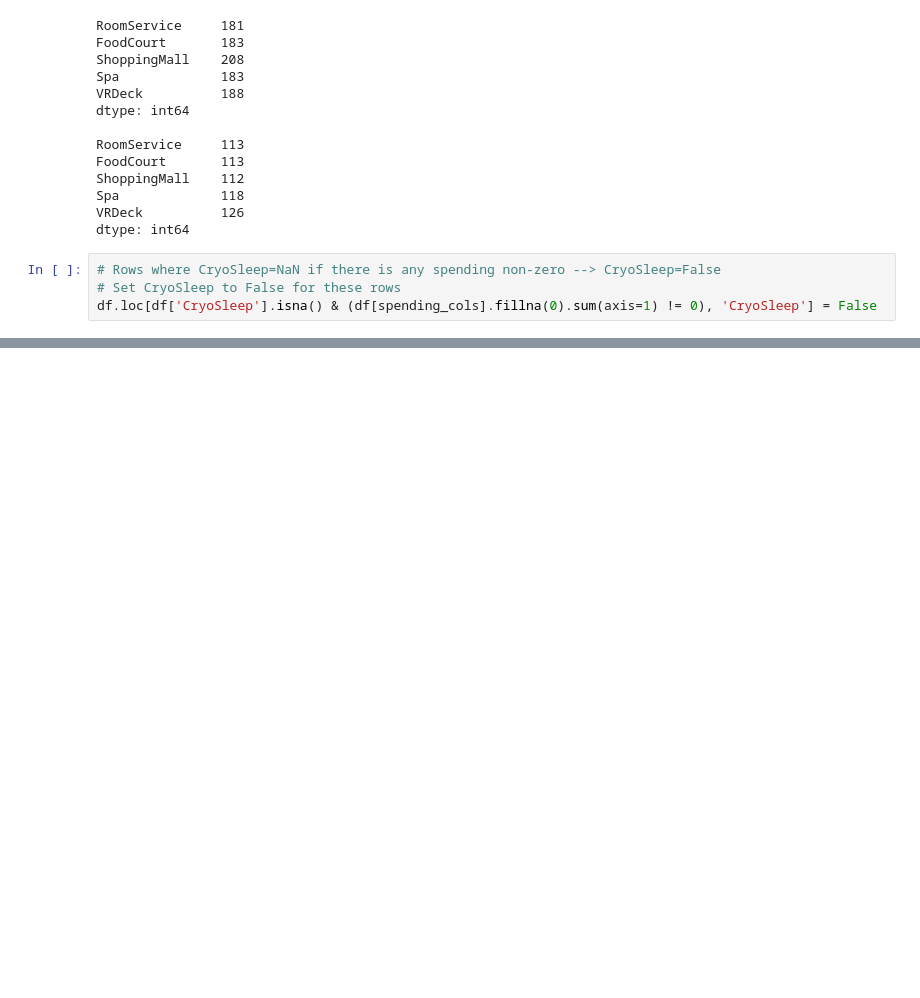
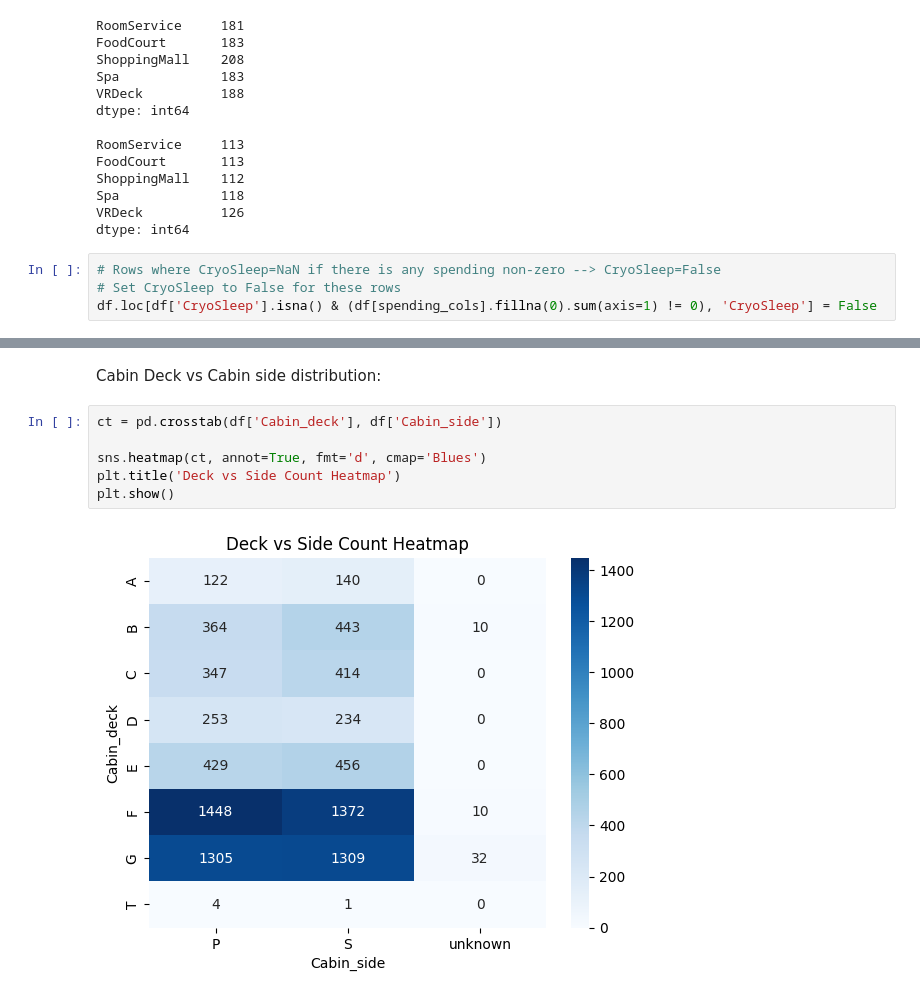
Before and after one commit to YarinArava/SpaceShipTitanic_FinalProject, a Jupyter notebook: old_stuff_didnt_use.ipynb, the cells around one changed output, grey strips where cells are left out. Cells and saved outputs as stored; diff of their text form; blank space fills up the shorter version.

```diff
--- a/old_stuff_didnt_use.ipynb
+++ b/old_stuff_didnt_use.ipynb
@@ -151,0 +156,10 @@ df.loc[df['CryoSleep'].isna() & (df[spending_cols].fillna(0).sum(axis=1) != 0),
+# %% [markdown]
+Cabin Deck vs Cabin side distribution:
+# %%
+ct = pd.crosstab(df['Cabin_deck'], df['Cabin_side'])
+
+sns.heatmap(ct, annot=True, fmt='d', cmap='Blues')
+plt.title('Deck vs Side Count Heatmap')
+plt.show()
+# %% [output]
+[figure, added]
```
Also changed, not shown: parts of 8 cells of this notebook, 1 other file.
